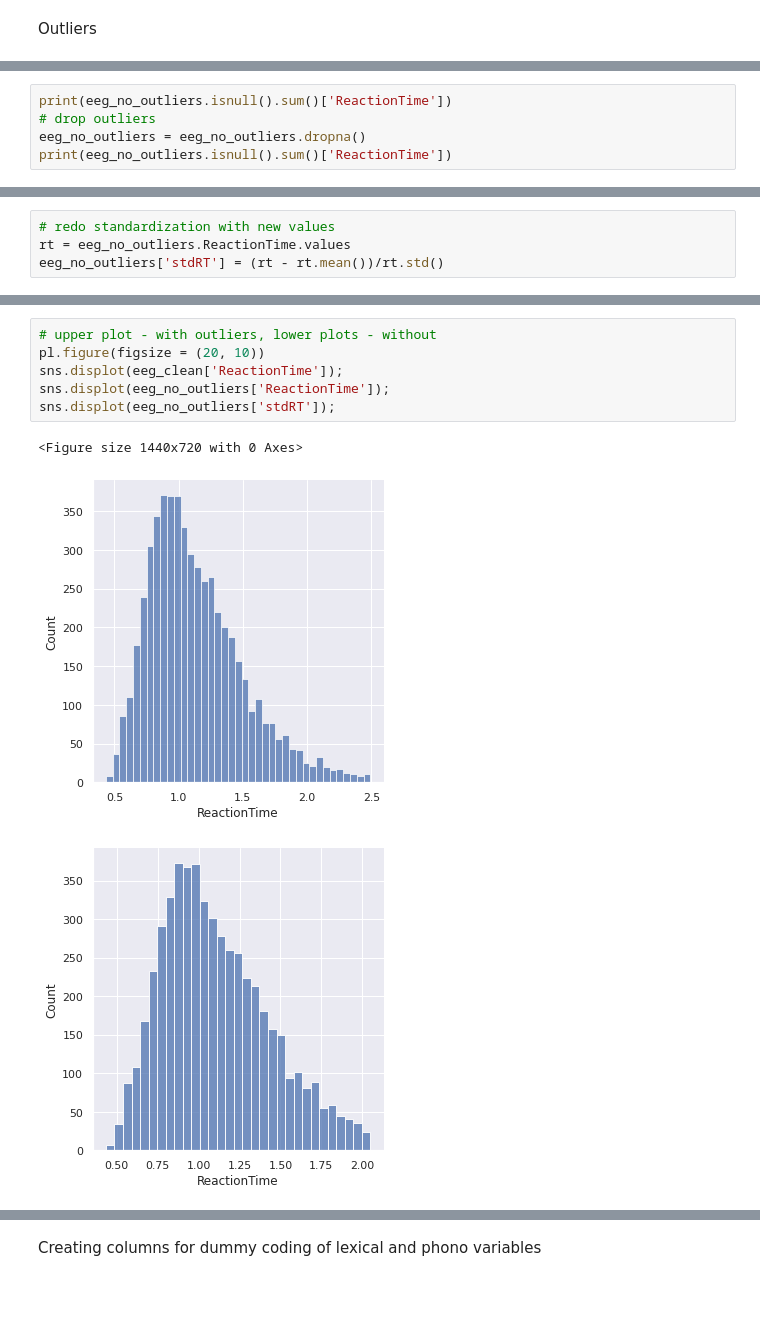
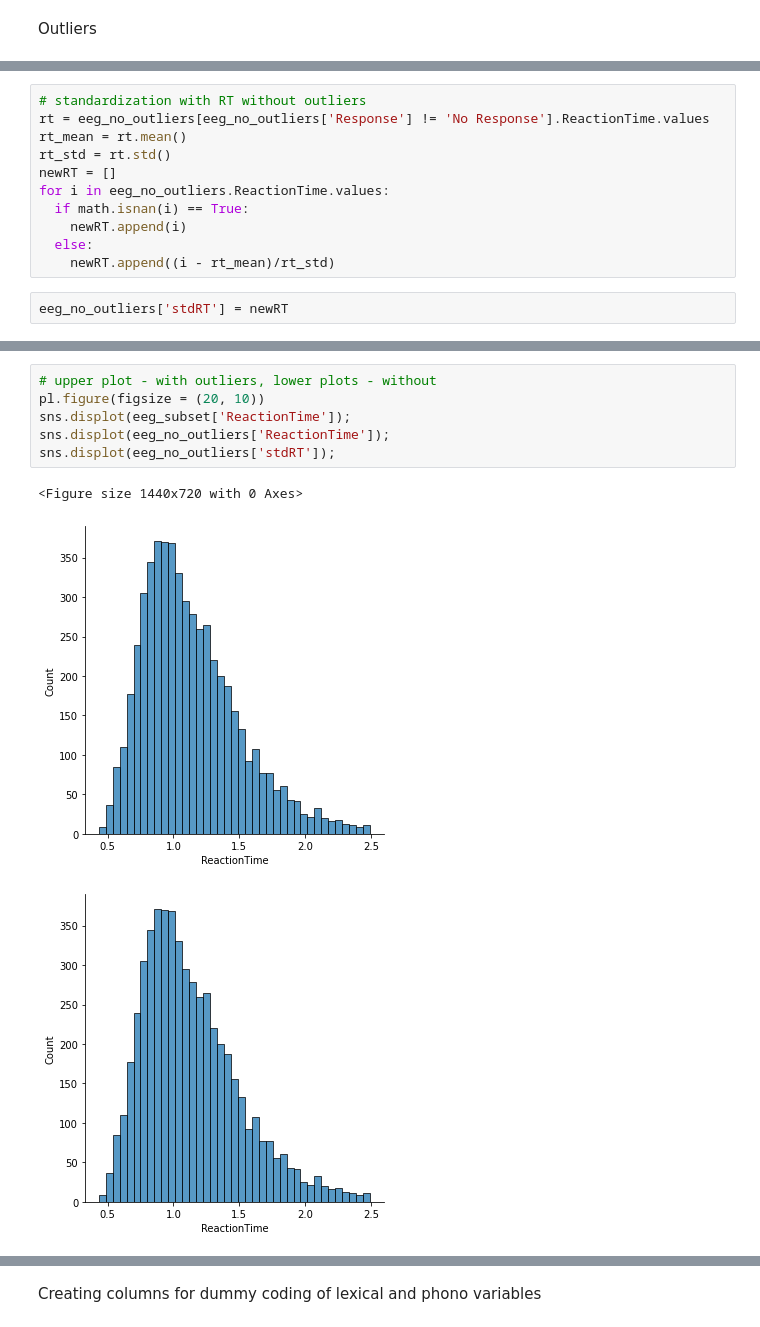
Before and after one commit to cristinarainich/Sternberg_analysis, a Jupyter notebook: EEG_dataset.ipynb, the cells around one changed output, grey strips where cells are left out. Saved outputs shown, nothing was run; the diff lists cells and outputs as text; blank space fills up the shorter version.

```diff
--- a/EEG_dataset.ipynb
+++ b/EEG_dataset.ipynb
@@ -331,5 +259,0 @@ array(['E2', 'E3', 'E4', 'E5', 'E6', 'E8', 'E10', 'E11', 'E13', 'E15',
-# %%
-print(eeg_no_outliers.isnull().sum()['ReactionTime'])
-# drop outliers
-eeg_no_outliers = eeg_no_outliers.dropna()
-print(eeg_no_outliers.isnull().sum()['ReactionTime'])
@@ -339,4 +259,0 @@ print(eeg_no_outliers.isnull().sum()['ReactionTime'])
-# %%
-# redo standardization with new values
-rt = eeg_no_outliers.ReactionTime.values
-eeg_no_outliers['stdRT'] = (rt - rt.mean())/rt.std()
@@ -343,3 +262,16 @@ eeg_no_outliers['stdRT'] = (rt - rt.mean())/rt.std()
+# %%
+# standardization with RT without outliers
+rt = eeg_no_outliers[eeg_no_outliers['Response'] != 'No Response'].ReactionTime.values
+rt_mean = rt.mean()
+rt_std = rt.std()
+newRT = []
+for i in eeg_no_outliers.ReactionTime.values:
+  if math.isnan(i) == True:
+    newRT.append(i)
+  else:
+    newRT.append((i - rt_mean)/rt_std)
+# %%
+eeg_no_outliers['stdRT'] = newRT
 # %%
 pl.figure(figsize = (7, 7))
 ax = sns.boxplot(y="stdRT", data=eeg_no_outliers)
@@ -349,10 +281,10 @@ pl.title("Distribution of standardized RT values without outliers");
 # %%
 # upper plot - with outliers, lower plots - without
 pl.figure(figsize = (20, 10))
-sns.displot(eeg_clean['ReactionTime']);
+sns.displot(eeg_subset['ReactionTime']);
 sns.displot(eeg_no_outliers['ReactionTime']);
 sns.displot(eeg_no_outliers['stdRT']);
 # %% [output]
 <Figure size 1440x720 with 0 Axes>
-[figure, old version]
+[figure, new version]
-[figure, old version]
+[figure, new version]
```
Also changed, not shown: parts of 22 cells of this notebook.
